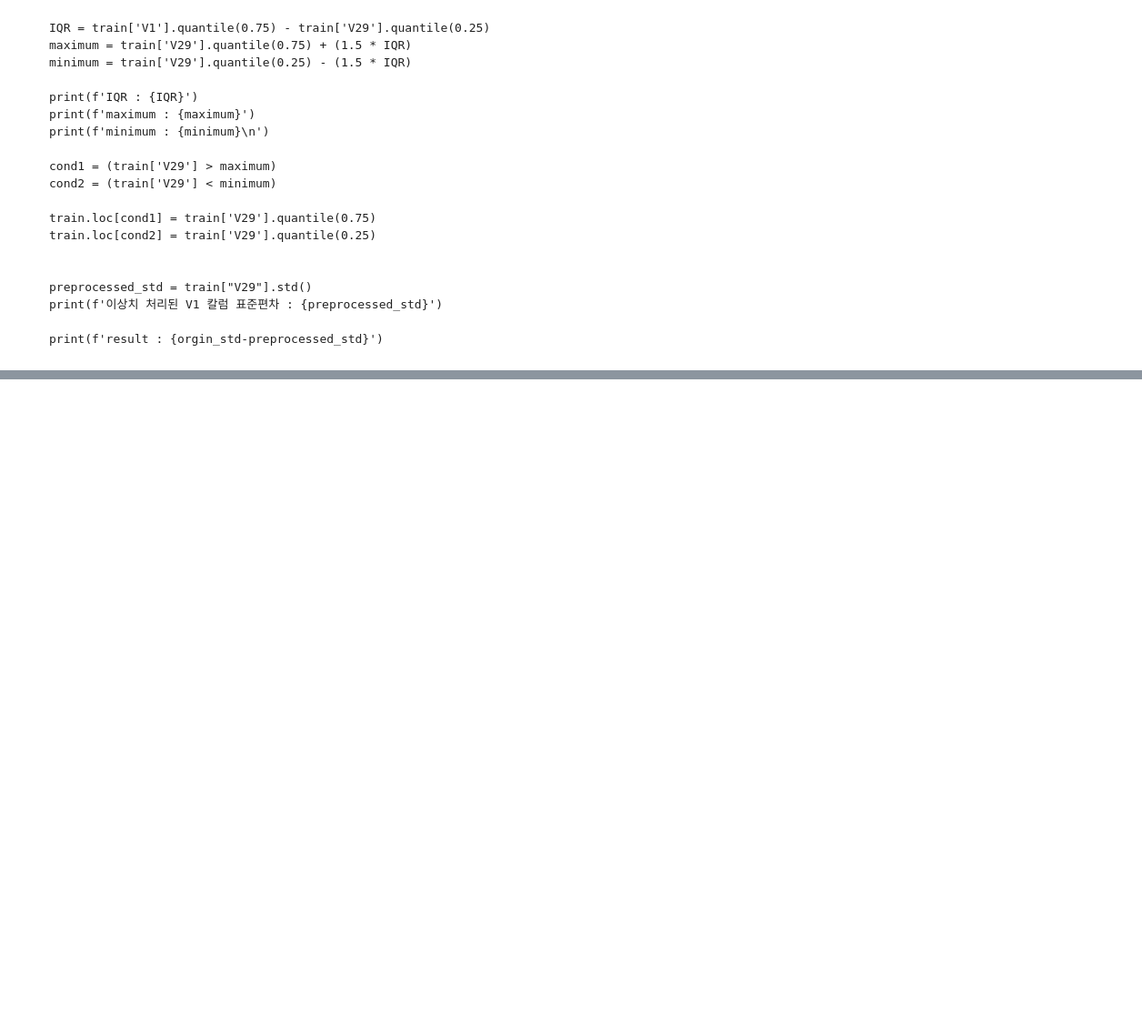
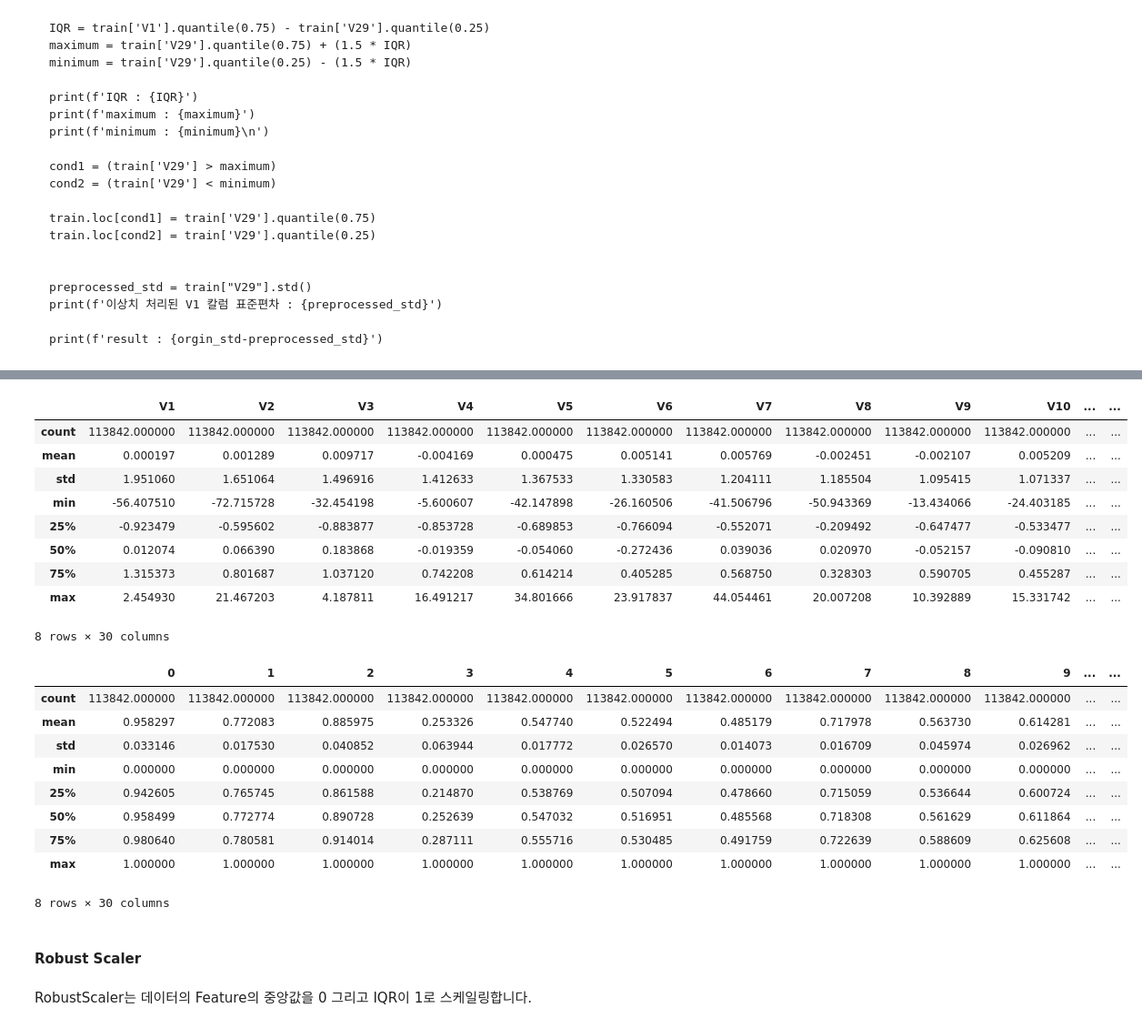
Before and after one commit to namwootree/Dacrew-4th, a Jupyter notebook: Stage_2.ipynb, the cells around one changed output, grey strips where cells are left out. Shown at 91% size. Cells and saved outputs as stored; diff of their text form; code cells hidden in the pictures; blank space fills up the shorter version.

```diff
--- a/Stage_2.ipynb
+++ b/Stage_2.ipynb
@@ -653,0 +735,11 @@ print(f'result : {orgin_std-preprocessed_std}')
+# %%
+# 스케일링을 용이하게 사용하게 별도로 변수로 지정합니다.
+minmax_scaler = MinMaxScaler()
+
+# fit_transform 함수를 활용해 StandardScaler를 적용시킨 후 array 형태로 반환합니다.
+array_minmax_scaled = minmax_scaler.fit_transform(df)
+
+# array 형태의 데이터를 pandas 라이브러리의 DataFrame 함수를 사용해 데이터프레임로 변환합니다.
+df_minmax_scaled = pd.DataFrame(array_minmax_scaled)
+
+display(df_minmax_scaled.head())
@@ -653,0 +754,29 @@ print(f'result : {orgin_std-preprocessed_std}')
+# %%
+# 최소값과 최대값이 어떻게 변하였는 지 확인해봅시다.
+# 각각의 Feature들이 최소값은 0 그리고 최대값은 1로 변화하였음을 볼 수 있습니다.
+display(df.describe(), df_minmax_scaled.describe())
+# %% [output]
+|  | V1 | V2 | V3 | V4 | V5 | V6 | V7 | V8 | V9 | V10 | ... | ... |
+| count | 113842.000000 | 113842.000000 | 113842.000000 | 113842.000000 | 113842.000000 | 113842.000000 | 113842.000000 | 113842.000000 | 113842.000000 | 113842.000000 | ... | ... |
+| mean | 0.000197 | 0.001289 | 0.009717 | -0.004169 | 0.000475 | 0.005141 | 0.005769 | -0.002451 | -0.002107 | 0.005209 | ... | ... |
+| std | 1.951060 | 1.651064 | 1.496916 | 1.412633 | 1.367533 | 1.330583 | 1.204111 | 1.185504 | 1.095415 | 1.071337 | ... | ... |
+| min | -56.407510 | -72.715728 | -32.454198 | -5.600607 | -42.147898 | -26.160506 | -41.506796 | -50.943369 | -13.434066 | -24.403185 | ... | ... |
+| 25% | -0.923479 | -0.595602 | -0.883877 | -0.853728 | -0.689853 | -0.766094 | -0.552071 | -0.209492 | -0.647477 | -0.533477 | ... | ... |
+| 50% | 0.012074 | 0.066390 | 0.183868 | -0.019359 | -0.054060 | -0.272436 | 0.039036 | 0.020970 | -0.052157 | -0.090810 | ... | ... |
+| 75% | 1.315373 | 0.801687 | 1.037120 | 0.742208 | 0.614214 | 0.405285 | 0.568750 | 0.328303 | 0.590705 | 0.455287 | ... | ... |
+| max | 2.454930 | 21.467203 | 4.187811 | 16.491217 | 34.801666 | 23.917837 | 44.054461 | 20.007208 | 10.392889 | 15.331742 | ... | ... |
+8 rows × 30 columns
+|  | 0 | 1 | 2 | 3 | 4 | 5 | 6 | 7 | 8 | 9 | ... | ... |
+| count | 113842.000000 | 113842.000000 | 113842.000000 | 113842.000000 | 113842.000000 | 113842.000000 | 113842.000000 | 113842.000000 | 113842.000000 | 113842.000000 | ... | ... |
+| mean | 0.958297 | 0.772083 | 0.885975 | 0.253326 | 0.547740 | 0.522494 | 0.485179 | 0.717978 | 0.563730 | 0.614281 | ... | ... |
+| std | 0.033146 | 0.017530 | 0.040852 | 0.063944 | 0.017772 | 0.026570 | 0.014073 | 0.016709 | 0.045974 | 0.026962 | ... | ... |
+| min | 0.000000 | 0.000000 | 0.000000 | 0.000000 | 0.000000 | 0.000000 | 0.000000 | 0.000000 | 0.000000 | 0.000000 | ... | ... |
+| 25% | 0.942605 | 0.765745 | 0.861588 | 0.214870 | 0.538769 | 0.507094 | 0.478660 | 0.715059 | 0.536644 | 0.600724 | ... | ... |
+| 50% | 0.958499 | 0.772774 | 0.890728 | 0.252639 | 0.547032 | 0.516951 | 0.485568 | 0.718308 | 0.561629 | 0.611864 | ... | ... |
+| 75% | 0.980640 | 0.780581 | 0.914014 | 0.287111 | 0.555716 | 0.530485 | 0.491759 | 0.722639 | 0.588609 | 0.625608 | ... | ... |
+| max | 1.000000 | 1.000000 | 1.000000 | 1.000000 | 1.000000 | 1.000000 | 1.000000 | 1.000000 | 1.000000 | 1.000000 | ... | ... |
+8 rows × 30 columns
+# %% [markdown]
+#### Robust Scaler
+# %% [markdown]
+RobustScaler는 데이터의 Feature의 중앙값을 0 그리고 IQR이 1로 스케일링합니다.
```
Also changed, not shown: parts of 43 cells of this notebook.
